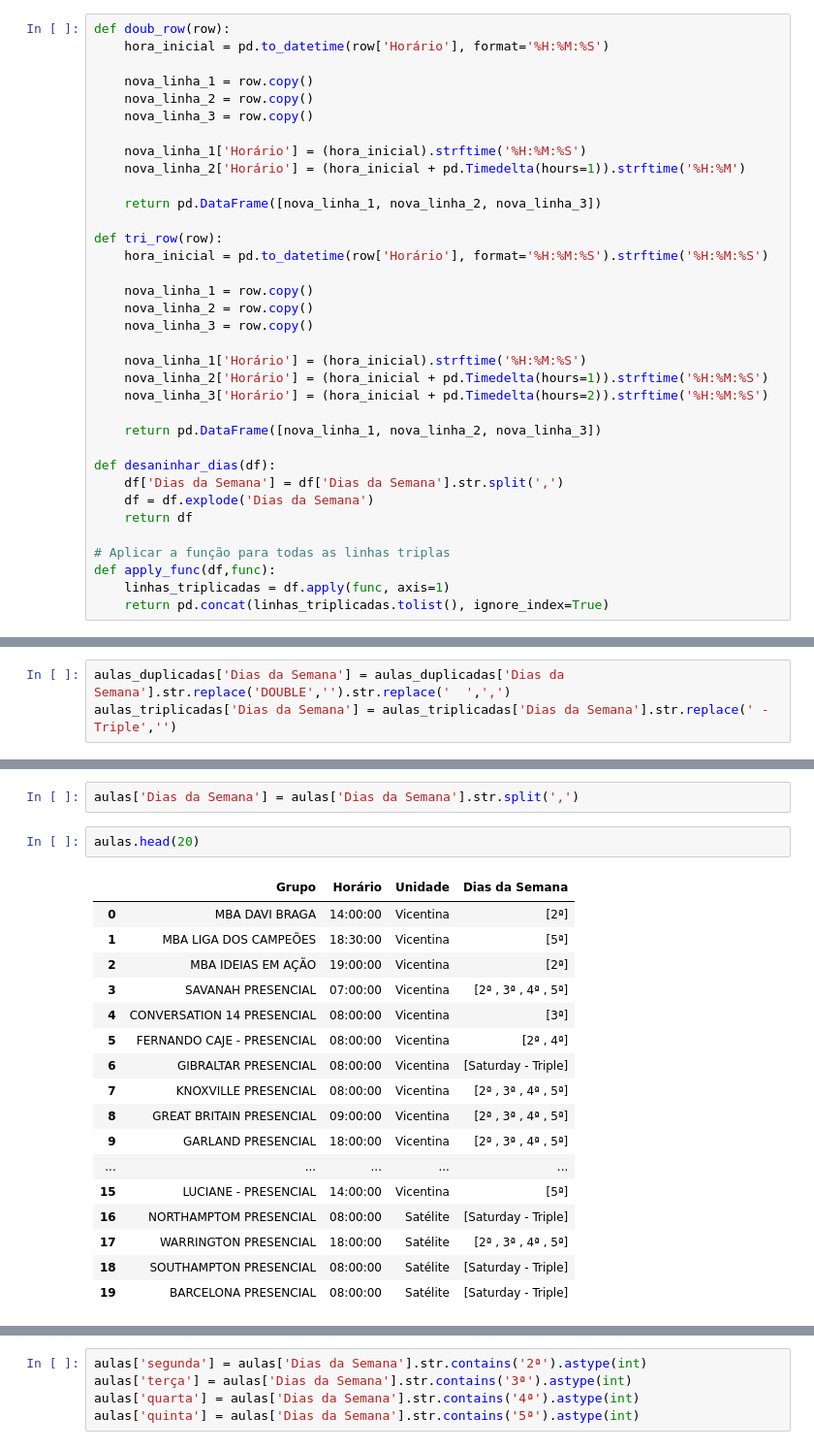
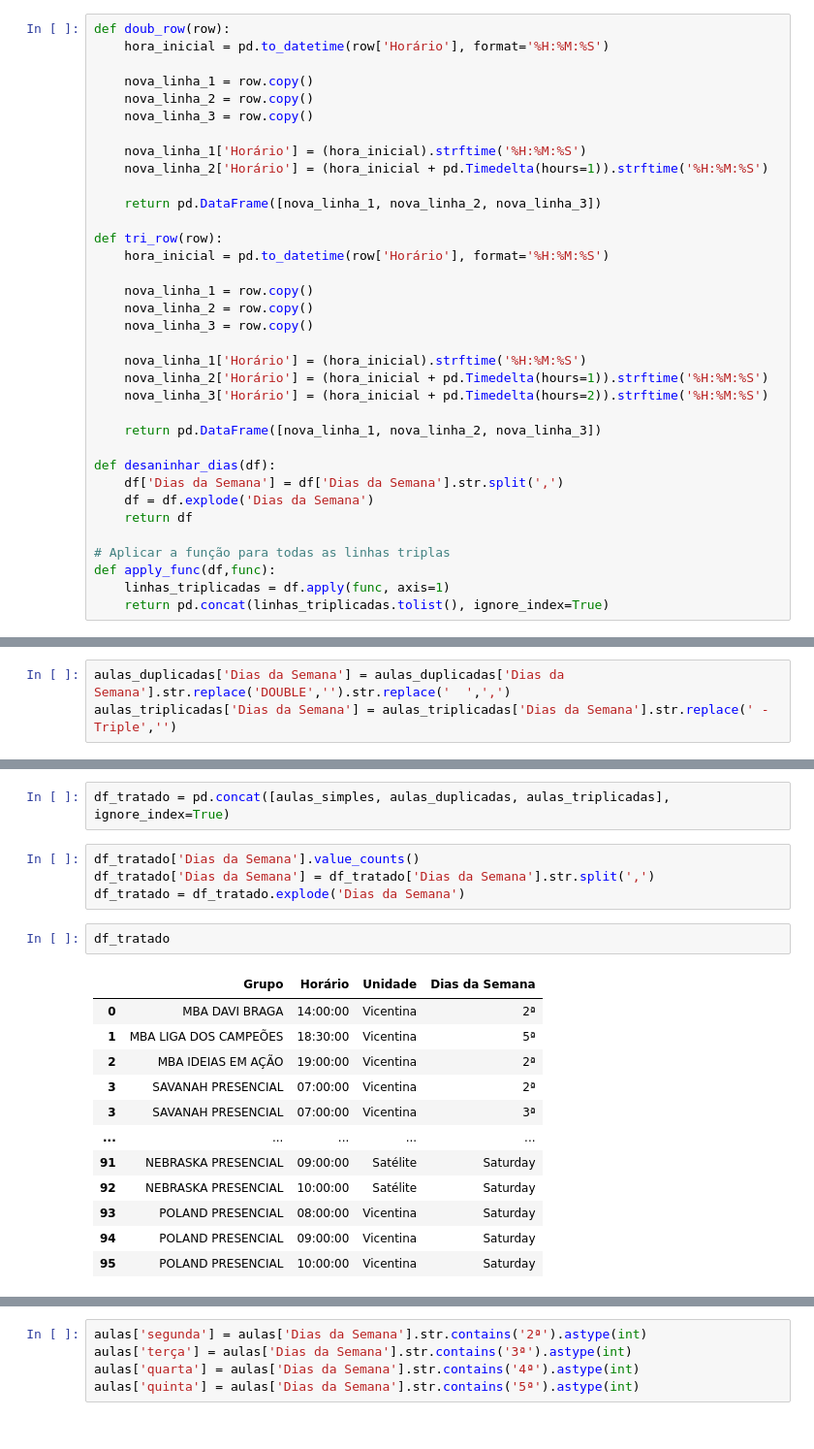
Before and after one commit to CarlosIvanski/Streamlit_cloud, a Jupyter notebook: notebooks/teste.ipynb, the cells around one changed output, grey strips where cells are left out. Shown: that part at 97% size. Drawn from its saved outputs; the diff is of its cells as text.

```diff
--- a/notebooks/teste.ipynb
+++ b/notebooks/teste.ipynb
@@ -12,12 +12,12 @@ def doub_row(row):
     nova_linha_3 = row.copy()
 
     nova_linha_1['Horário'] = (hora_inicial).strftime('%H:%M:%S')
-    nova_linha_2['Horário'] = (hora_inicial + pd.Timedelta(hours=1)).strftime('%H:%M')
+    nova_linha_2['Horário'] = (hora_inicial + pd.Timedelta(hours=1)).strftime('%H:%M:%S')
 
     return pd.DataFrame([nova_linha_1, nova_linha_2, nova_linha_3])
 
 def tri_row(row):
-    hora_inicial = pd.to_datetime(row['Horário'], format='%H:%M:%S').strftime('%H:%M:%S')
+    hora_inicial = pd.to_datetime(row['Horário'], format='%H:%M:%S')
 
     nova_linha_1 = row.copy()
     nova_linha_2 = row.copy()
@@ -86,22 +54,21 @@ Name: Dias da Semana, dtype: int64
+# %%
+df_tratado = pd.concat([aulas_simples, aulas_duplicadas, aulas_triplicadas], ignore_index=True)
 # %%
-aulas['Dias da Semana'] = aulas['Dias da Semana'].str.split(',')
+df_tratado['Dias da Semana'].value_counts()
+df_tratado['Dias da Semana'] = df_tratado['Dias da Semana'].str.split(',')
+df_tratado = df_tratado.explode('Dias da Semana')
-# %%
-aulas.head(20)
-# %% [output]
-|  | Grupo | Horário | Unidade | Dias da Semana |
-| 0 | MBA DAVI BRAGA | 14:00:00 | Vicentina | [2ª] |
-| 1 | MBA LIGA DOS CAMPEÕES | 18:30:00 | Vicentina | [5ª] |
-| 2 | MBA IDEIAS EM AÇÃO | 19:00:00 | Vicentina | [2ª] |
-| 3 | SAVANAH PRESENCIAL | 07:00:00 | Vicentina | [2ª , 3ª , 4ª , 5ª] |
-| 4 | CONVERSATION 14 PRESENCIAL | 08:00:00 | Vicentina | [3ª] |
-| 5 | FERNANDO CAJE - PRESENCIAL | 08:00:00 | Vicentina | [2ª , 4ª] |
-| 6 | GIBRALTAR PRESENCIAL | 08:00:00 | Vicentina | [Saturday - Triple] |
-| 7 | KNOXVILLE PRESENCIAL | 08:00:00 | Vicentina | [2ª , 3ª , 4ª , 5ª] |
-| 8 | GREAT BRITAIN PRESENCIAL | 09:00:00 | Vicentina | [2ª , 3ª , 4ª , 5ª] |
-| 9 | GARLAND PRESENCIAL | 18:00:00 | Vicentina | [2ª , 3ª , 4ª , 5ª] |
-| ... | ... | ... | ... | ... |
-| 15 | LUCIANE - PRESENCIAL | 14:00:00 | Vicentina | [5ª] |
-| 16 | NORTHAMPTOM PRESENCIAL | 08:00:00 | Satélite | [Saturday - Triple] |
-| 17 | WARRINGTON PRESENCIAL | 18:00:00 | Satélite | [2ª , 3ª , 4ª , 5ª] |
-| 18 | SOUTHAMPTON PRESENCIAL | 08:00:00 | Satélite | [Saturday - Triple] |
-| 19 | BARCELONA PRESENCIAL | 08:00:00 | Satélite | [Saturday - Triple] |
+# %%
+df_tratado
+# %% [output]
+|  | Grupo | Horário | Unidade | Dias da Semana |
+| 0 | MBA DAVI BRAGA | 14:00:00 | Vicentina | 2ª |
+| 1 | MBA LIGA DOS CAMPEÕES | 18:30:00 | Vicentina | 5ª |
+| 2 | MBA IDEIAS EM AÇÃO | 19:00:00 | Vicentina | 2ª |
+| 3 | SAVANAH PRESENCIAL | 07:00:00 | Vicentina | 2ª |
+| 3 | SAVANAH PRESENCIAL | 07:00:00 | Vicentina | 3ª |
+| ... | ... | ... | ... | ... |
+| 91 | NEBRASKA PRESENCIAL | 09:00:00 | Satélite | Saturday |
+| 92 | NEBRASKA PRESENCIAL | 10:00:00 | Satélite | Saturday |
+| 93 | POLAND PRESENCIAL | 08:00:00 | Vicentina | Saturday |
+| 94 | POLAND PRESENCIAL | 09:00:00 | Vicentina | Saturday |
+| 95 | POLAND PRESENCIAL | 10:00:00 | Vicentina | Saturday |
```
Also changed, not shown: parts of 5 cells of this notebook.
